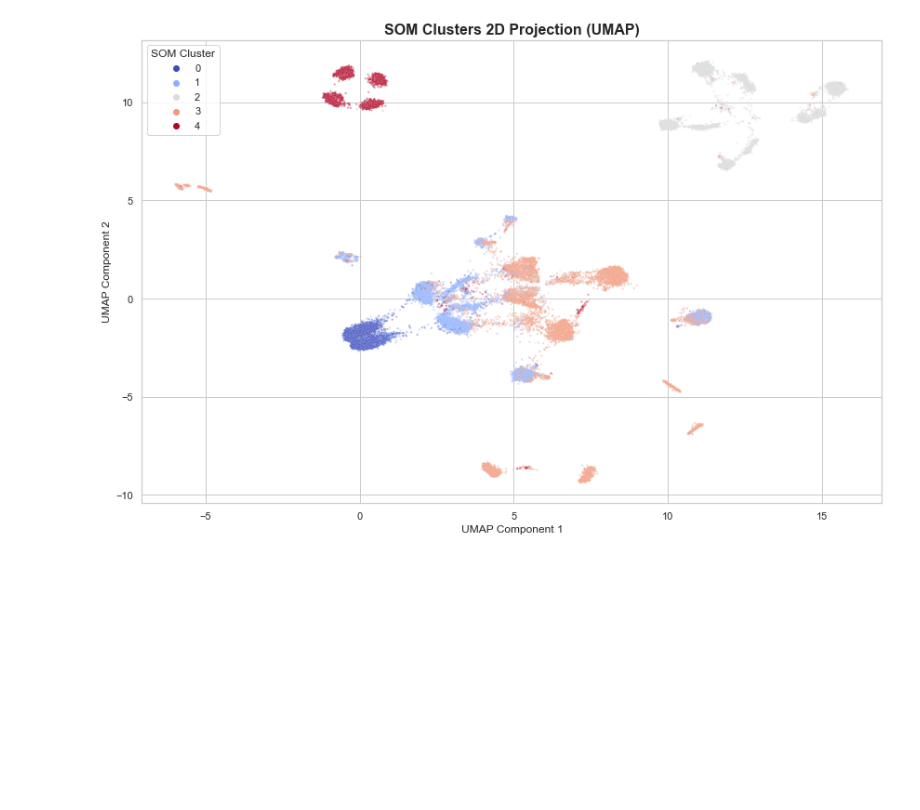
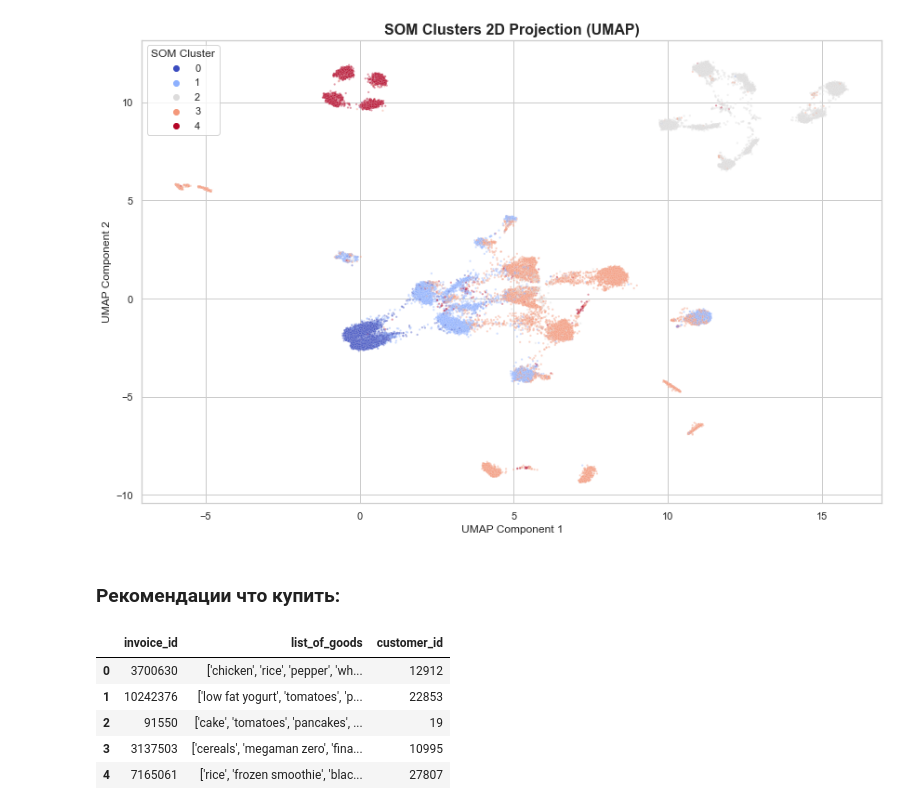
Before and after one commit to Sel-Kata/Project_ML2_Final, a Jupyter notebook: final_project.ipynb, the cells around one changed output. Cells and saved outputs as stored; diff of their text form; code cells hidden in the pictures; blank space fills up the shorter version.

```diff
--- a/final_project.ipynb
+++ b/final_project.ipynb
@@ -598,3 +596,15 @@ plt.tight_layout()
 plt.show()
 # %% [output]
 [figure]
+# %% [markdown]
+### Рекомендации что купить:
+# %%
+df_basket = pd.read_csv('customer_basket.csv')
+df_basket.head()
+# %% [output]
+|  | invoice_id | list_of_goods | customer_id |
+| 0 | 3700630 | ['chicken', 'rice', 'pepper', 'wh... | 12912 |
+| 1 | 10242376 | ['low fat yogurt', 'tomatoes', 'p... | 22853 |
+| 2 | 91550 | ['cake', 'tomatoes', 'pancakes', ... | 19 |
+| 3 | 3137503 | ['cereals', 'megaman zero', 'fina... | 10995 |
+| 4 | 7165061 | ['rice', 'frozen smoothie', 'blac... | 27807 |
```
Also changed, not shown: parts of 5 cells of this notebook.
